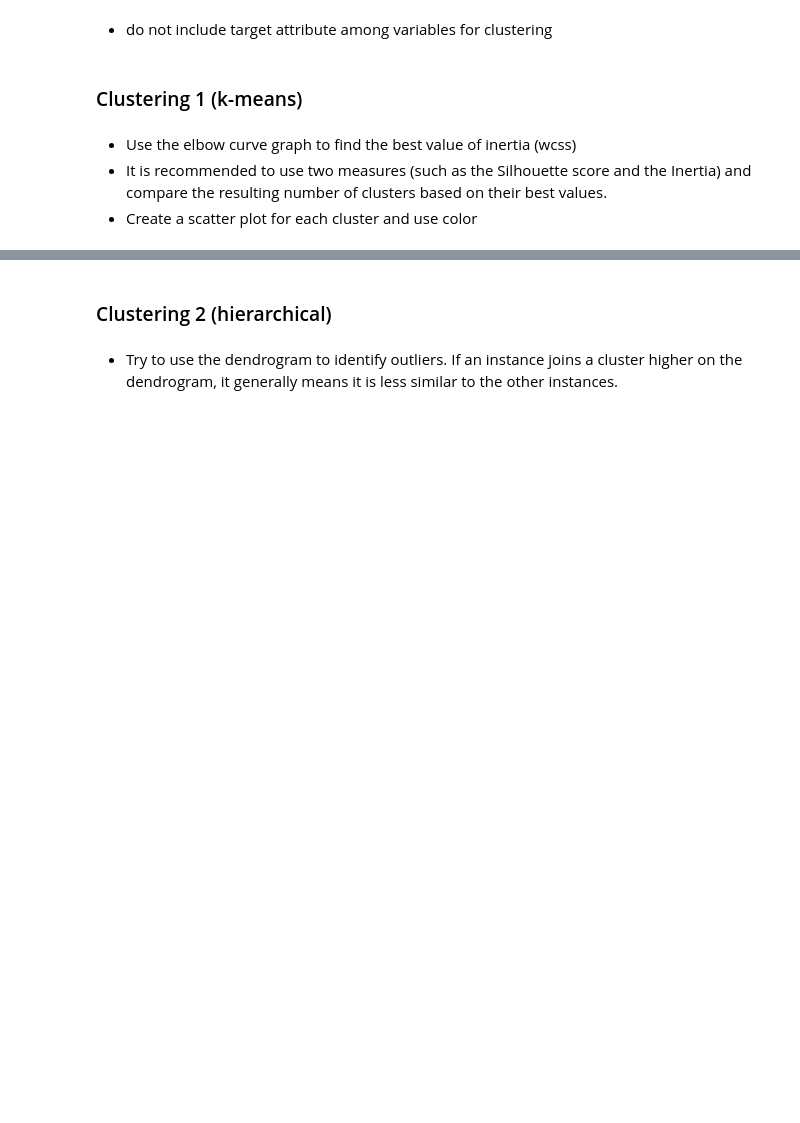
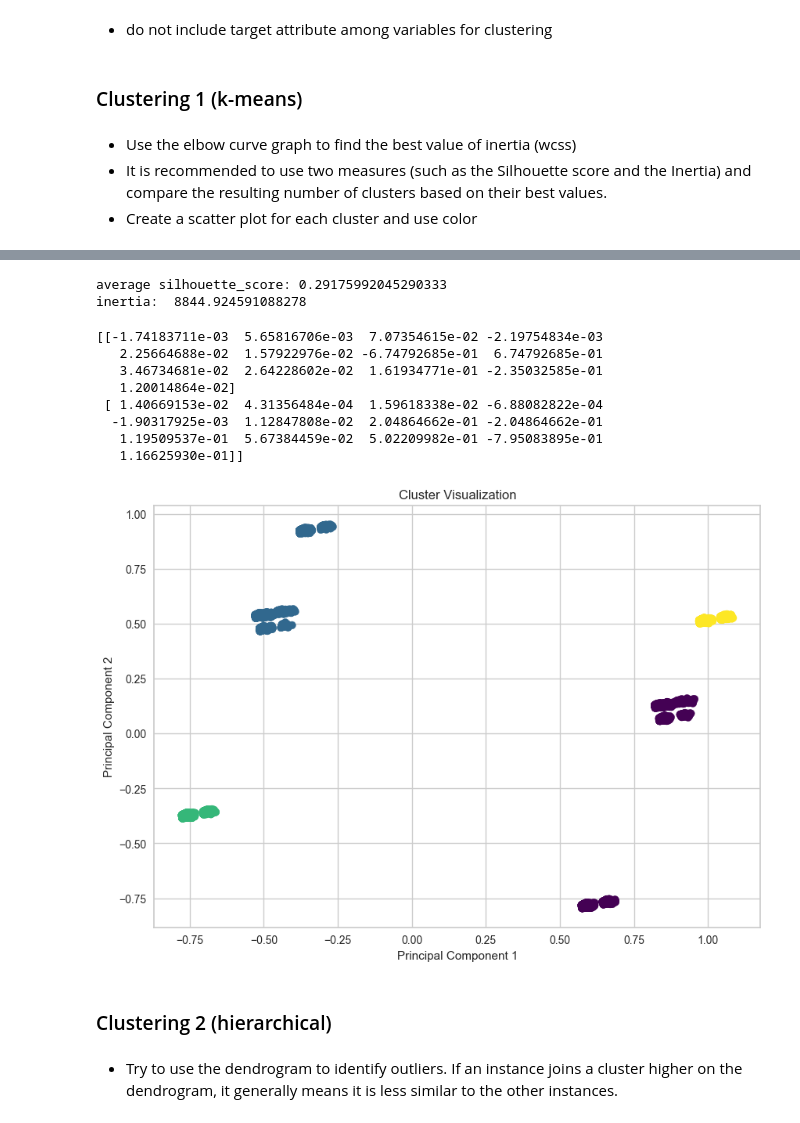
Before and after one commit to Filip-Dvorak/ZYZZ, a Jupyter notebook: template-coursework-clustering.ipynb, the cells around one changed output, grey strips where cells are left out. Cells and saved outputs as stored; diff of their text form; code cells hidden in the pictures; blank space fills up the shorter version.

```diff
--- a/template-coursework-clustering.ipynb
+++ b/template-coursework-clustering.ipynb
@@ -130,3 +134,42 @@ visualizer.show()
+# %%
+# spočítání Silhouette Score:
+silhouette_avg = silhouette_score(X, kmeans.labels_)
+print("average silhouette_score:", silhouette_avg)
+
+#výpis inertii
+print("inertia: ", kmeans.inertia_)
+# %% [output]
+average silhouette_score: 0.29175992045290333
+inertia:  8844.924591088278
+# %%
+# Perform PCA
+pca = PCA(n_components=2)
+principalComponents = pca.fit_transform(X)
+print(pca.components_)
+
+# Create a DataFrame with the two principal components
+principalDf = pd.DataFrame(data = principalComponents, columns = ['principal component 1', 'principal component 2'])
+
+# Add the cluster labels to this DataFrame
+principalDf['Cluster'] = kmeans.labels_
+
+# Plot the clusters
+plt.figure(figsize=(10, 7))
+plt.scatter(principalDf['principal component 1'], principalDf['principal component 2'], c=principalDf['Cluster'], cmap='viridis')
+plt.xlabel('Principal Component 1')
+plt.ylabel('Principal Component 2')
+plt.title('Cluster Visualization')
+plt.show()
+# %% [output]
+[[-1.74183711e-03  5.65816706e-03  7.07354615e-02 -2.19754834e-03
+   2.25664688e-02  1.57922976e-02 -6.74792685e-01  6.74792685e-01
+   3.46734681e-02  2.64228602e-02  1.61934771e-01 -2.35032585e-01
+   1.20014864e-02]
+ [ 1.40669153e-02  4.31356484e-04  1.59618338e-02 -6.88082822e-04
+  -1.90317925e-03  1.12847808e-02  2.04864662e-01 -2.04864662e-01
+   1.19509537e-01  5.67384459e-02  5.02209982e-01 -7.95083895e-01
+   1.16625930e-01]]
+[figure, added]
 # %% [markdown]
 ### Clustering  2 (hierarchical)
 # %% [markdown]
```
Also changed, not shown: parts of 2 cells of this notebook.
